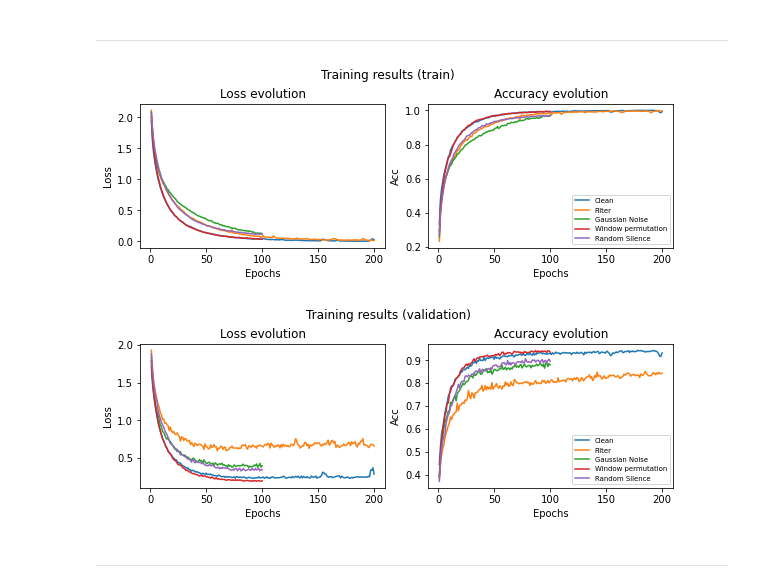
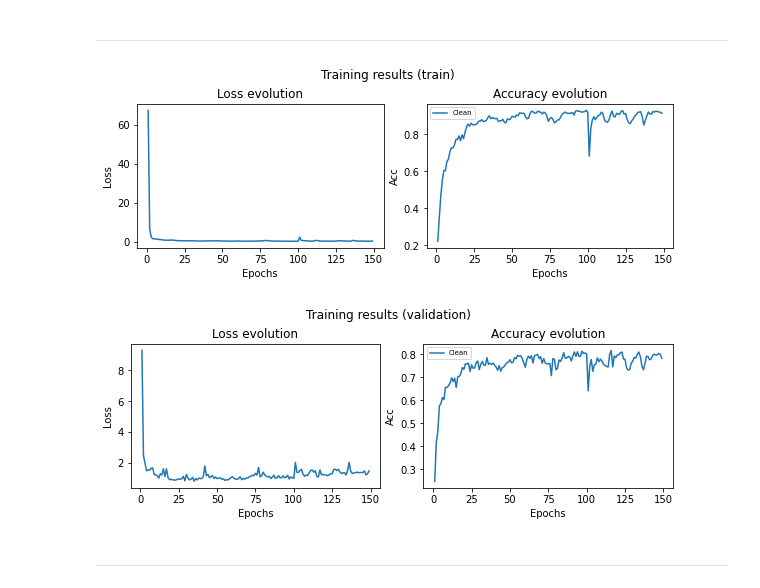
Before and after one commit to feborja/EL7024, a Jupyter notebook: audio_plotter.ipynb, the cells around one changed output. Drawn from its saved outputs; the diff is of its cells as text; code cells hidden in the pictures.

```diff
--- a/audio_plotter.ipynb
+++ b/audio_plotter.ipynb
@@ -5,11 +5,11 @@ import matplotlib.pyplot as plt
 # %% [markdown]
 ***
 # %%
-state_dirs = ["train_params\\clean\\clean_200.pt",
-              "train_params\\filter\\clean_200.pt",
-              "train_params\\gaussian\\gaussian_100.pt",
-              "train_params\\permute\\permute_100.pt",
-              "train_params\\silent\\silent_100.pt",
+state_dirs = ["test\\clean\\clean_149.pt",
+            #   "train_params\\filter\\clean_200.pt",
+            #   "train_params\\gaussian\\gaussian_100.pt",
+            #   "train_params\\permute\\permute_100.pt",
+            #   "train_params\\silent\\silent_100.pt",
               ]
 
 n_curves = len(state_dirs)
@@ -19,10 +19,10 @@ for i in range(n_curves):
     states.append(torch.load(state_dirs[i]))
 
 labels =["Clean",
-         "Filter",
-         "Gaussian Noise",
-         "Window permutation",
-         "Random Silence",
+        #  "Filter",
+        #  "Gaussian Noise",
+        #  "Window permutation",
+        #  "Random Silence",
         ]
 
 fig, (train_loss,train_acc) = plt.subplots(ncols = 2, figsize = (8,3), layout = "constrained")
@@ -38,35 +38,35 @@ train_loss.set_ylabel("Loss")
 train_loss.set_title("Loss evolution")
 
 train_acc.set_xlabel("Epochs")
 train_acc.set_ylabel("Acc")
 train_acc.set_title("Accuracy evolution")
 
 plt.legend(fontsize = "x-small")
 plt.plot()
 plt.savefig("audioplot_train.pdf")
 
 fig, (val_loss,val_acc) = plt.subplots(ncols = 2, figsize = (8,3), layout = "constrained")
 fig.suptitle("Training results (validation)")
 
 for i, state in enumerate(states):
     n_epochs = np.arange(1,len(state["loss"][0]) + 1 ,1)
     val_loss.plot(n_epochs , [e.item() for e in state["loss"][1]], label = labels[i])
     val_acc.plot(n_epochs , state["acc"][1], label = labels[i])
 
 val_loss.set_xlabel("Epochs")
 val_loss.set_ylabel("Loss")
 val_loss.set_title("Loss evolution")
 
 val_acc.set_xlabel("Epochs")
 val_acc.set_ylabel("Acc")
 val_acc.set_title("Accuracy evolution")
 
 plt.legend(fontsize = "x-small")
 plt.plot()
 plt.savefig("audioplot_val.pdf")
 # %% [output]
-[figure, old version]
+[figure, new version]
-[figure, old version]
+[figure, new version]
 # %% [markdown]
 ***
 # %%
```
Also changed, not shown: 6 other files.
